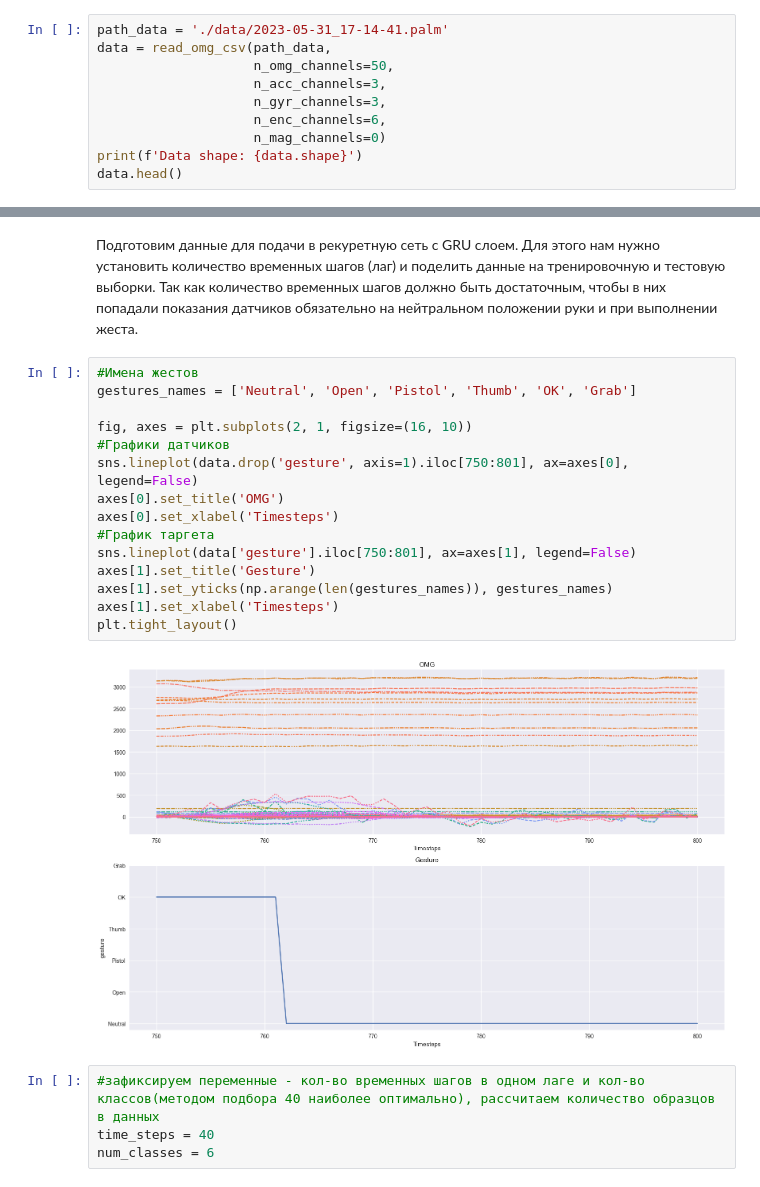
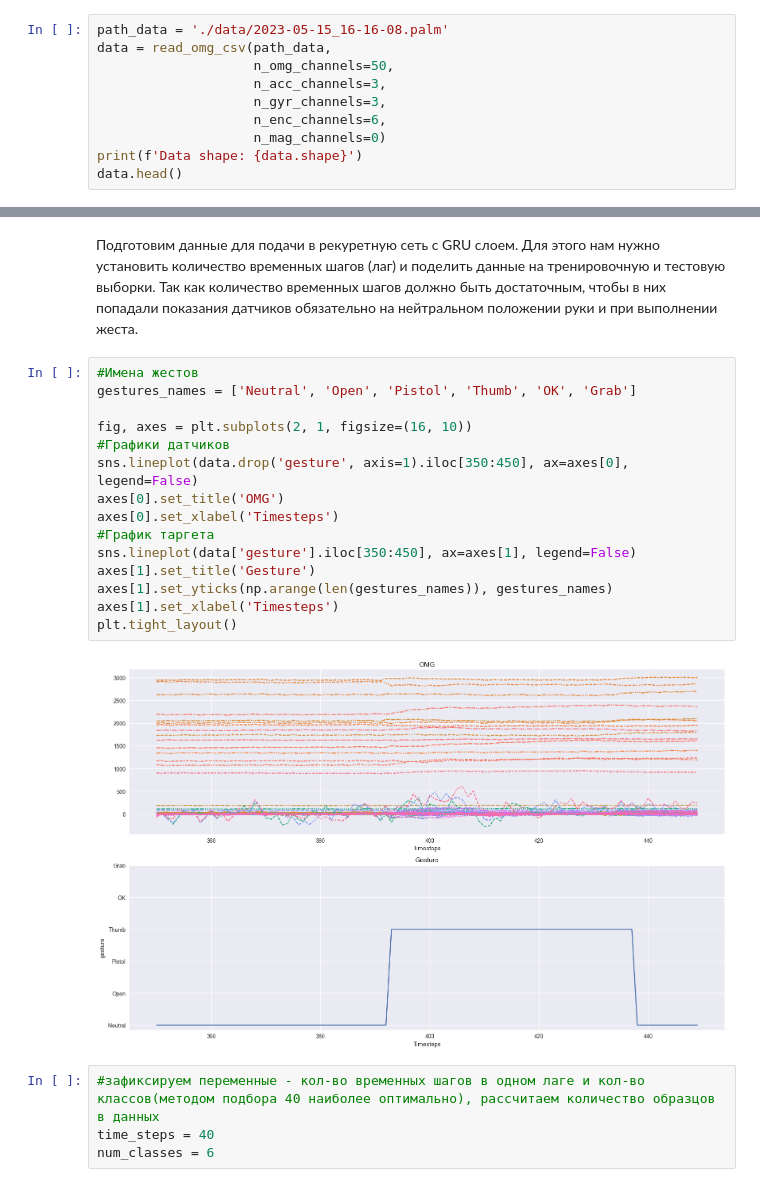
Before and after one commit to AndrewVolkovPython/Motorika, a Jupyter notebook: solution_v2.ipynb, the cells around one changed output, grey strips where cells are left out. Drawn from its saved outputs; the diff is of its cells as text.

```diff
--- a/solution_v2.ipynb
+++ b/solution_v2.ipynb
@@ -109,7 +109,7 @@ def read_omg_csv(path_palm_data: str,
 # %% [markdown]
 Считываем данные.
 # %%
-path_data = './data/2023-05-31_17-14-41.palm'
+path_data = './data/2023-05-15_16-16-08.palm'
 data = read_omg_csv(path_data,
                     n_omg_channels=50,
                     n_acc_channels=3,
@@ -503,20 +503,20 @@ Data shape: (19550, 357)
 # %%
 #Имена жестов
 gestures_names = ['Neutral', 'Open', 'Pistol', 'Thumb', 'OK', 'Grab']
 
 fig, axes = plt.subplots(2, 1, figsize=(16, 10))
 #Графики датчиков
-sns.lineplot(data.drop('gesture', axis=1).iloc[750:801], ax=axes[0], legend=False)
+sns.lineplot(data.drop('gesture', axis=1).iloc[350:450], ax=axes[0], legend=False)
 axes[0].set_title('OMG')
 axes[0].set_xlabel('Timesteps')
 #График таргета
-sns.lineplot(data['gesture'].iloc[750:801], ax=axes[1], legend=False)
+sns.lineplot(data['gesture'].iloc[350:450], ax=axes[1], legend=False)
 axes[1].set_title('Gesture')
 axes[1].set_yticks(np.arange(len(gestures_names)), gestures_names)
 axes[1].set_xlabel('Timesteps')
 plt.tight_layout()
 # %% [output]
-[figure, old version]
+[figure, new version]
 # %%
 #зафиксируем переменные - кол-во временных шагов в одном лаге и кол-во классов(методом подбора 40 наиболее оптимально), рассчитаем количество образцов в данных
 time_steps = 40
```
Also changed, not shown: parts of 27 cells of this notebook.
